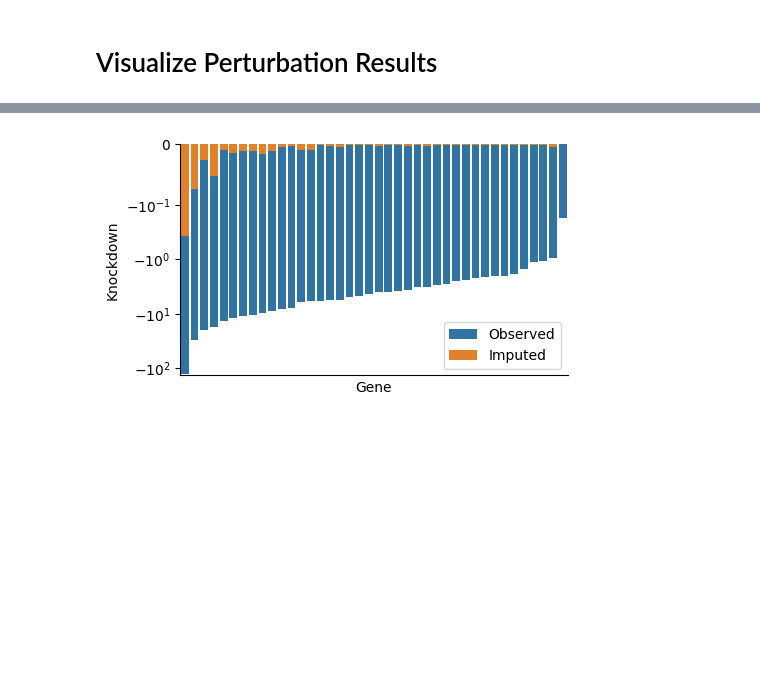
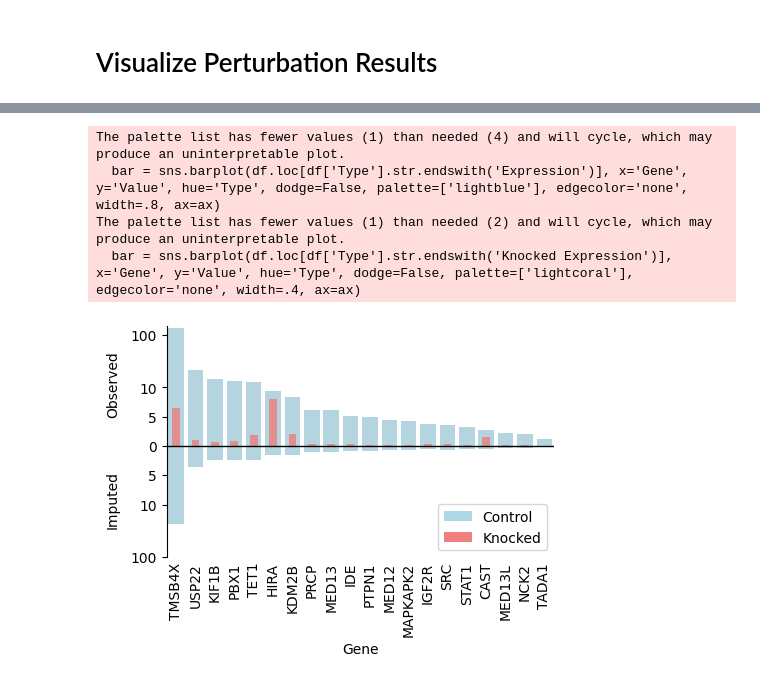
Before and after one commit to Oafish1/CellTRIP, a Jupyter notebook: scripts/vcc_generate.ipynb, the cells around one changed output, grey strips where cells are left out. Cells and saved outputs as stored; diff of their text form; code cells hidden in the pictures; blank space fills up the shorter version.

```diff
--- a/scripts/vcc_generate.ipynb
+++ b/scripts/vcc_generate.ipynb
@@ -288,15 +348,45 @@ ax.set(xticks=xticks+df['Diagonal'].max(), xticklabels=xticks);
 # %%
 # Pivot
-df = pert_summary.melt(id_vars='Gene', value_vars=['Raw Knockdown', 'Imputed Knockdown'], var_name='Type', value_name='Knockdown').sort_values('Knockdown')
-df['Type'] = df['Type'].replace({'Raw Knockdown': 'Observed', 'Imputed Knockdown': 'Imputed'})
+df = pert_summary.melt(
+    id_vars='Gene',
+    value_vars=[
+        'Observed Expression', 'Imputed Expression',
+        # 'Observed Knockdown', 'Imputed Knockdown',
+        'Observed Knocked Expression', 'Imputed Knocked Expression'],
+    var_name='Type', value_name='Value').sort_values('Value', ascending=False)
+df.loc[df['Type'].str.startswith('Imputed'), 'Value'] *= -1
 
 # Plot
 fig, ax = plt.subplots(1, 1, figsize=(5, 3))
-bar = sns.barplot(df, x='Gene', y='Knockdown', hue='Type', dodge=False, ax=ax)
-bar.get_legend().set_title('')
-ax.set_yscale('symlog', linthresh=.1)
-ax.set_xticks([])
+# bar = sns.barplot(df.loc[df['Type'].str.endswith('Observed')], x='Gene', y='Value', hue='Type', dodge=False, palette=['lightblue', 'lightblue'], edgecolor='none', width=.8, ax=ax)
+# bar = sns.barplot(df.loc[df['Type'].str.startswith('Imputed')], x='Gene', y='Value', hue='Type', dodge=False, palette=['lightcoral', 'lightcoral'], edgecolor='none', width=.4, ax=ax)
+bar = sns.barplot(df.loc[df['Type'].str.endswith('Expression')], x='Gene', y='Value', hue='Type', dodge=False, palette=['lightblue'], edgecolor='none', width=.8, ax=ax)
+bar = sns.barplot(df.loc[df['Type'].str.endswith('Knocked Expression')], x='Gene', y='Value', hue='Type', dodge=False, palette=['lightcoral'], edgecolor='none', width=.4, ax=ax)
+# bar.get_legend().set_title('')
+ax.set_yscale('symlog', linthresh=10)
+ax.axhline(y=0, lw=1., color='black')
+yticks = [-100, -10, -5, 0, 5, 10, 100]
+ax.set(yticks=yticks, yticklabels=np.abs(yticks))
+ax.set_xticks(ax.get_xticks())
+ax.set_xticklabels(ax.get_xticklabels(), rotation=90)
 # Styling
-sns.despine(ax=ax)
+sns.despine(bottom=True, ax=ax)
+ax.tick_params(axis='x', which='major', length=0)
+ax.set_ylabel(None)
+# ax.text(-.12, .75, 'Expression', ha='right', va='center', rotation=90, transform=ax.transAxes)
+# ax.text(-.12, .25, 'Knockdown', ha='right', va='center', rotation=90, transform=ax.transAxes)
+ax.text(-.12, .75, 'Observed', ha='right', va='center', rotation=90, transform=ax.transAxes)
+ax.text(-.12, .25, 'Imputed', ha='right', va='center', rotation=90, transform=ax.transAxes)
+# Legend
+patches = [
+    mpl.patches.Patch(facecolor='lightblue', edgecolor='none'),
+    mpl.patches.Patch(facecolor='lightcoral', edgecolor='none')]
+# labels = ['Observed', 'Imputed']
+labels = ['Control', 'Knocked']
+ax.legend(patches, labels, loc='lower right');
 # %% [output]
+The palette list has fewer values (1) than needed (4) and will cycle, which may produce an uninterpretable plot.
+  bar = sns.barplot(df.loc[df['Type'].str.endswith('Expression')], x='Gene', y='Value', hue='Type', dodge=False, palette=['lightblue'], edgecolor='none', width=.8, ax=ax)
+The palette list has fewer values (1) than needed (2) and will cycle, which may produce an uninterpretable plot.
+  bar = sns.barplot(df.loc[df['Type'].str.endswith('Knocked Expression')], x='Gene', y='Value', hue='Type', dodge=False, palette=['lightcoral'], edgecolor='none', width=.4, ax=ax)
-[figure, old version]
+[figure, new version]
```
Also changed, not shown: parts of 7 cells of this notebook, 22 other files.
